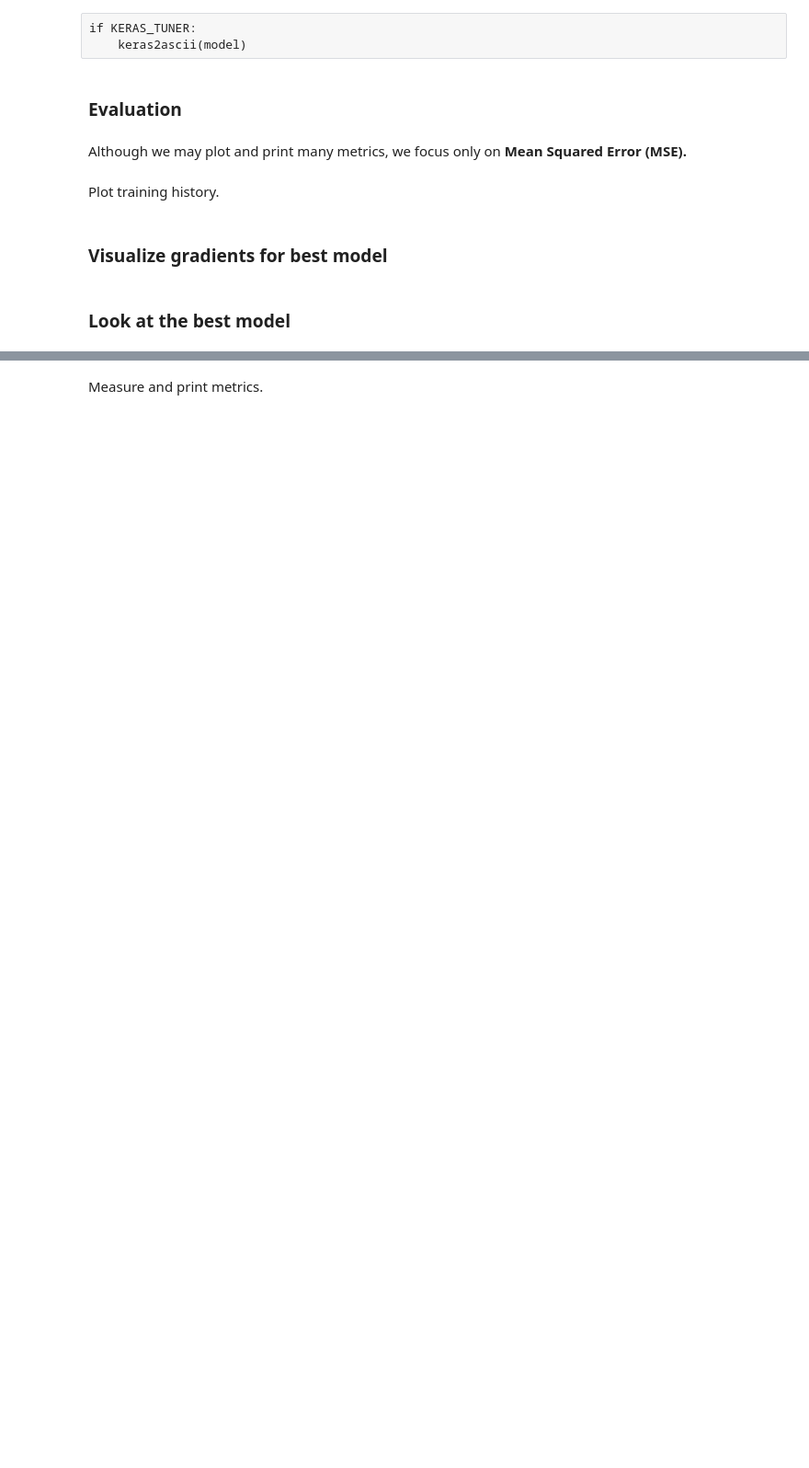
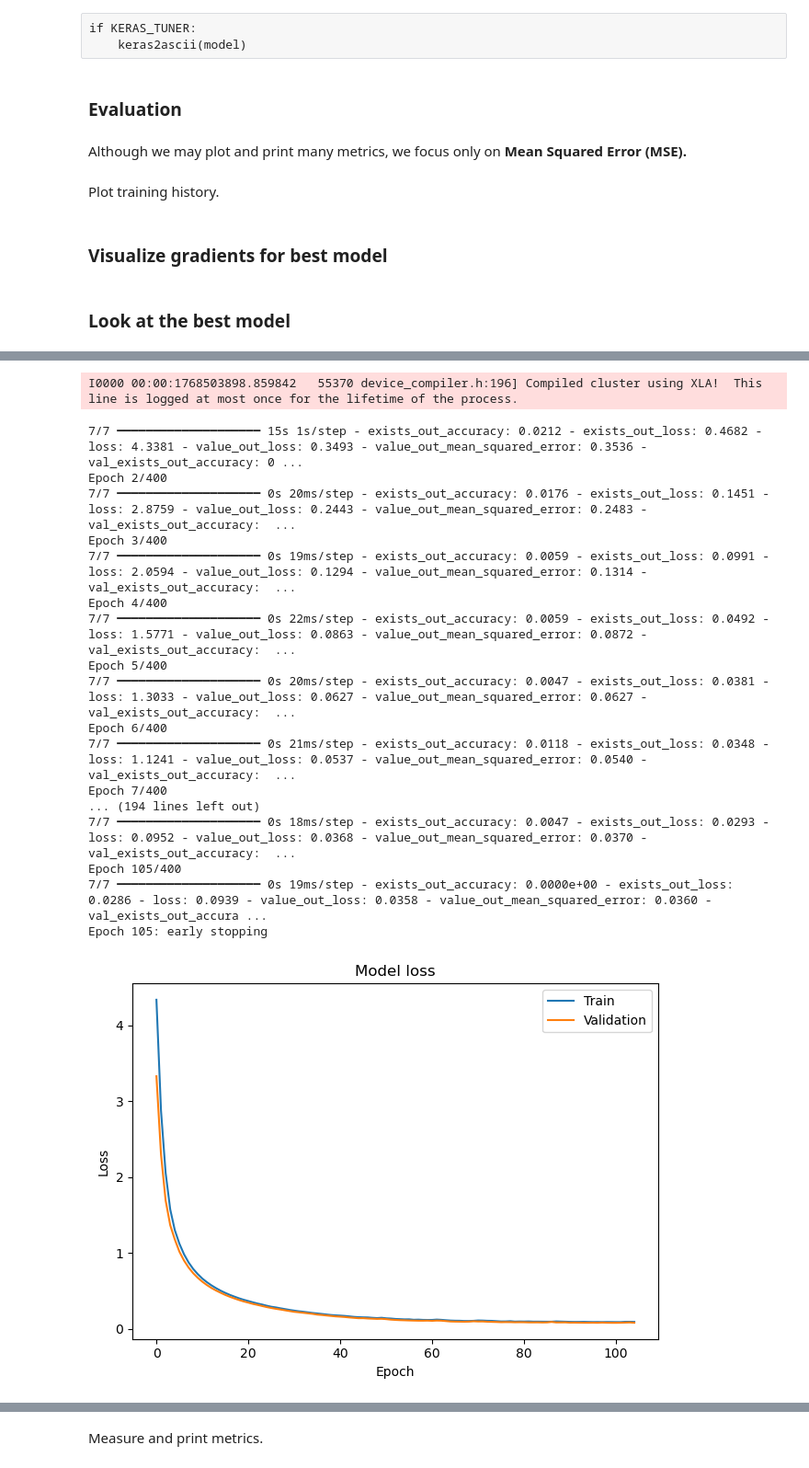
Before and after one commit to abhishekchak52/ML_qubit_design, a Jupyter notebook: model_predict_cavity_claw_RouteMeander_eigenmode/ml_01_train_keras.ipynb, the cells around one changed output, grey strips where cells are left out. Shown at 92% size. Drawn from its saved outputs; the diff is of its cells as text; code cells hidden in the pictures; blank space fills up the shorter version.

Commit message:
best keras tuned cavity claw routemeander model

```diff
--- a/model_predict_cavity_claw_RouteMeander_eigenmode/ml_01_train_keras.ipynb
+++ b/model_predict_cavity_claw_RouteMeander_eigenmode/ml_01_train_keras.ipynb
@@ -806,9 +806,10 @@ if not KERAS_TUNER  and not SWEEP_PARAM_NUM and not SWEEP_DATA_AMOUNT:
                     ]
                 ),
                 sample_weight=[
-                    np.asarray(y_exists_train_linear_encoding),
-                    np.ones(len(y_exists_train_linear_encoding), dtype=float)
-                ],
+                    np.asarray(y_exists_train_linear_encoding).astype("float32"),                   # value mask (n,16)
+                    np.ones_like(np.asarray(y_exists_train_linear_encoding), dtype="float32")       # exists weights (n,16)
+                ]
+                ,
                 callbacks=[early_stopping, model_checkpoint_linear_encoding, plot_callback_linear_encoding, lr_monitor_linear_encoding],
                 verbose=1
             )
@@ -1332,8 +1309,10 @@ if KERAS_TUNER:
 if KERAS_TUNER:
     if 'Try Both' not in ENCODING_TYPE:
         def build_hypermodel(hp):
+            tf.keras.backend.clear_session()
+            gc.collect()
             # Hyperparameters to tune
-            neurons_per_layer = [hp.Int(f'neurons_{i}', min_value=100, max_value=5000, step=100) for i in range(4)]
+            neurons_per_layer = [hp.Int(f'neurons_{i}', min_value=400, max_value=1500, step=10) for i in range(5)]
             dropout_rate = hp.Float('dropout_rate', TRAIN_DROPOUT_RATE, 0.5, step=0.1)
 
             # Create Model in the same way that we do by hand
@@ -1361,8 +1340,10 @@ if KERAS_TUNER:
             return model
     else:
         def build_hypermodel_one_hot_encoding(hp):
+            tf.keras.backend.clear_session()
+            gc.collect()
             # Hyperparameters to tune
-            neurons_per_layer = [hp.Int(f'neurons_{i}', min_value=100, max_value=5000, step=100) for i in range(4)]
+            neurons_per_layer = [hp.Int(f'neurons_{i}', min_value=400, max_value=1500, step=10) for i in range(5)]
             dropout_rate = hp.Float('dropout_rate', TRAIN_DROPOUT_RATE, 0.5, step=0.1)
 
             #----------------------------------------------one hot-------------------------------------------
@@ -1390,8 +1371,11 @@ if KERAS_TUNER:
             return model_one_hot_encoding
 
         def build_hypermodel_linear_encoding(hp):
+            tf.keras.backend.clear_session()
+            gc.collect()
+
             # Hyperparameters to tune
-            neurons_per_layer = [hp.Int(f'neurons_{i}', min_value=100, max_value=5000, step=100) for i in range(4)]
+            neurons_per_layer = [hp.Int(f'neurons_{i}', min_value=400, max_value=1500, step=10) for i in range(5)]
             dropout_rate = hp.Float('dropout_rate', TRAIN_DROPOUT_RATE, 0.5, step=0.1)
 
             #----------------------------------------------linear-------------------------------------------
@@ -1782,26 +1790,33 @@ if 'Try Both' not in ENCODING_TYPE:
         lr_monitor = LearningRateMonitor()  # make learning rate monitor
 
         # retrain with history so we can plot it
+        # (optional) sanity check the output order
+        print("Output order:", model.output_names)  # e.g. ['value_out', 'exists_out']
+
+        # --- make value_out sample weights 1D so it matches loss shape [N] ---
+        value_sw_train = np.asarray(y_exists_train).astype("float32")
+        value_sw_val   = np.asarray(y_exists_val).astype("float32")
+
+        # If y_exists is (N,16), collapse to (N,)
+        if value_sw_train.ndim == 2:
+            value_sw_train = value_sw_train.max(axis=1)   # or .mean(axis=1)
+        if value_sw_val.ndim == 2:
+            value_sw_val = value_sw_val.max(axis=1)       # or .mean(axis=1)
+
         history = model.fit(
             np.asarray(X_train),
-            {
-                "value_out": np.asarray(y_value_train),
-                "exists_out": np.asarray(y_exists_train),
-            },
-            sample_weight={
-                "value_out": np.asarray(y_exists_train).astype("float32"),
-                "exists_out": np.ones_like(np.asarray(y_exists_train), dtype="float32"),
-            },
+            [np.asarray(y_value_train), np.asarray(y_exists_train)],
+            sample_weight=[
+                value_sw_train,                                     # NOW (N,)
+                np.ones((len(y_exists_train),), dtype="float32"),
+            ],
             validation_data=(
                 np.asarray(X_val),
-                {
-                    "value_out": np.asarray(y_value_val),
-                    "exists_out": np.asarray(y_exists_val),
-                },
-                {
-                    "value_out": np.asarray(y_exists_val).astype("float32"),
-                    "exists_out": np.ones_like(np.asarray(y_exists_val), dtype="float32"),
-                },
+                [np.asarray(y_value_val), np.asarray(y_exists_val)],
+                [
+                    value_sw_val,                                   # NOW (N,)
+                    np.ones((len(y_exists_val),), dtype="float32"),
+                ],
             ),
             epochs=EPOCHS,
             batch_size=TRAIN_BATCH_SIZE,
@@ -1884,0 +1902,19 @@ AttributeError: 'NoneType' object has no attribute 'history'
+I0000 00:00:1768503898.859842   55370 device_compiler.h:196] Compiled cluster using XLA!  This line is logged at most once for the lifetime of the process.
+7/7 ━━━━━━━━━━━━━━━━━━━━ 15s 1s/step - exists_out_accuracy: 0.0212 - exists_out_loss: 0.4682 - loss: 4.3381 - value_out_loss: 0.3493 - value_out_mean_squared_error: 0.3536 - val_exists_out_accuracy: 0 ...
+Epoch 2/400
+7/7 ━━━━━━━━━━━━━━━━━━━━ 0s 20ms/step - exists_out_accuracy: 0.0176 - exists_out_loss: 0.1451 - loss: 2.8759 - value_out_loss: 0.2443 - value_out_mean_squared_error: 0.2483 - val_exists_out_accuracy:  ...
+Epoch 3/400
+7/7 ━━━━━━━━━━━━━━━━━━━━ 0s 19ms/step - exists_out_accuracy: 0.0059 - exists_out_loss: 0.0991 - loss: 2.0594 - value_out_loss: 0.1294 - value_out_mean_squared_error: 0.1314 - val_exists_out_accuracy:  ...
+Epoch 4/400
+7/7 ━━━━━━━━━━━━━━━━━━━━ 0s 22ms/step - exists_out_accuracy: 0.0059 - exists_out_loss: 0.0492 - loss: 1.5771 - value_out_loss: 0.0863 - value_out_mean_squared_error: 0.0872 - val_exists_out_accuracy:  ...
+Epoch 5/400
+7/7 ━━━━━━━━━━━━━━━━━━━━ 0s 20ms/step - exists_out_accuracy: 0.0047 - exists_out_loss: 0.0381 - loss: 1.3033 - value_out_loss: 0.0627 - value_out_mean_squared_error: 0.0627 - val_exists_out_accuracy:  ...
+Epoch 6/400
+7/7 ━━━━━━━━━━━━━━━━━━━━ 0s 21ms/step - exists_out_accuracy: 0.0118 - exists_out_loss: 0.0348 - loss: 1.1241 - value_out_loss: 0.0537 - value_out_mean_squared_error: 0.0540 - val_exists_out_accuracy:  ...
+Epoch 7/400
+... (194 lines left out)
+7/7 ━━━━━━━━━━━━━━━━━━━━ 0s 18ms/step - exists_out_accuracy: 0.0047 - exists_out_loss: 0.0293 - loss: 0.0952 - value_out_loss: 0.0368 - value_out_mean_squared_error: 0.0370 - val_exists_out_accuracy:  ...
+Epoch 105/400
+7/7 ━━━━━━━━━━━━━━━━━━━━ 0s 19ms/step - exists_out_accuracy: 0.0000e+00 - exists_out_loss: 0.0286 - loss: 0.0939 - value_out_loss: 0.0358 - value_out_mean_squared_error: 0.0360 - val_exists_out_accura ...
+Epoch 105: early stopping
+[figure, added]
```
Also changed, not shown: parts of 14 cells of this notebook, 16 other files.
